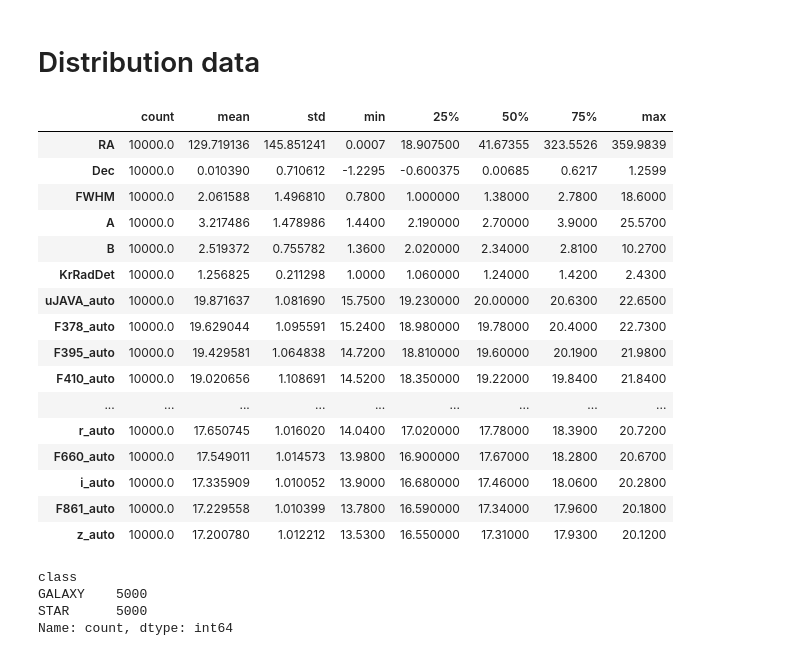
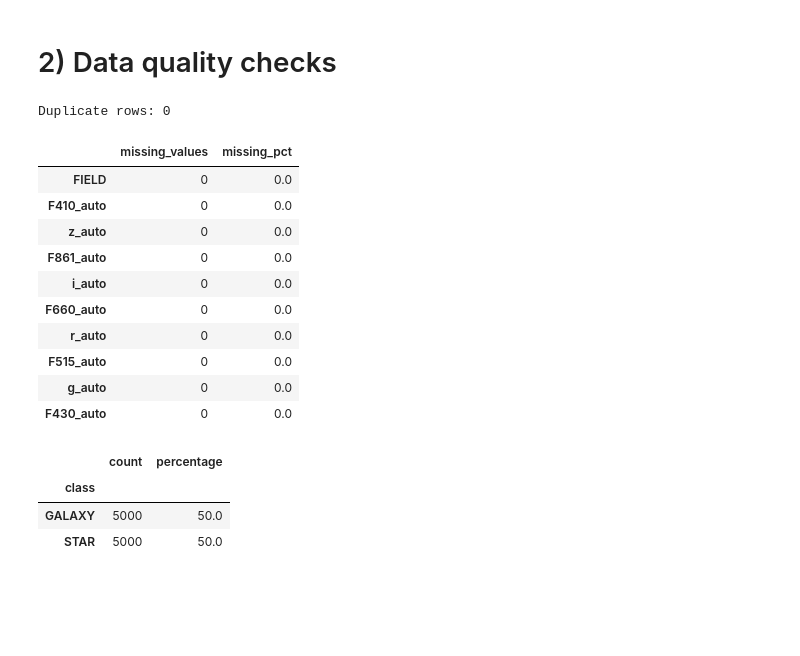
Before and after one commit to marixko/hands-on_ast_b10_2026, a Jupyter notebook: src/notebooks/descriptive_analyses.ipynb, the cells around one changed output. Drawn from its saved outputs; the diff is of its cells as text; code cells hidden in the pictures; blank space fills up the shorter version.

```diff
--- a/src/notebooks/descriptive_analyses.ipynb
+++ b/src/notebooks/descriptive_analyses.ipynb
@@ -9,30 +40,40 @@ data = pd.read_csv('../../data/tutorial_data.txt', sep=' ')
 # %% [markdown]
-# Distribution data
+# 2) Data quality checks
 # %%
-data.describe().T
+missing_counts = data.isna().sum().sort_values(ascending=False)
+duplicates = data.duplicated().sum()
+
+summary_quality = pd.DataFrame({
+    "missing_values": missing_counts,
+    "missing_pct": (missing_counts / len(data) * 100).round(2)
+})
+
+print(f"Duplicate rows: {duplicates}")
+summary_quality.head(10)
 # %% [output]
+Duplicate rows: 0
-|  | count | mean | std | min | 25% | 50% | 75% | max |
-| RA | 10000.0 | 129.719136 | 145.851241 | 0.0007 | 18.907500 | 41.67355 | 323.5526 | 359.9839 |
-| Dec | 10000.0 | 0.010390 | 0.710612 | -1.2295 | -0.600375 | 0.00685 | 0.6217 | 1.2599 |
-| FWHM | 10000.0 | 2.061588 | 1.496810 | 0.7800 | 1.000000 | 1.38000 | 2.7800 | 18.6000 |
-| A | 10000.0 | 3.217486 | 1.478986 | 1.4400 | 2.190000 | 2.70000 | 3.9000 | 25.5700 |
-| B | 10000.0 | 2.519372 | 0.755782 | 1.3600 | 2.020000 | 2.34000 | 2.8100 | 10.2700 |
-| KrRadDet | 10000.0 | 1.256825 | 0.211298 | 1.0000 | 1.060000 | 1.24000 | 1.4200 | 2.4300 |
-| uJAVA_auto | 10000.0 | 19.871637 | 1.081690 | 15.7500 | 19.230000 | 20.00000 | 20.6300 | 22.6500 |
-| F378_auto | 10000.0 | 19.629044 | 1.095591 | 15.2400 | 18.980000 | 19.78000 | 20.4000 | 22.7300 |
-| F395_auto | 10000.0 | 19.429581 | 1.064838 | 14.7200 | 18.810000 | 19.60000 | 20.1900 | 21.9800 |
-| F410_auto | 10000.0 | 19.020656 | 1.108691 | 14.5200 | 18.350000 | 19.22000 | 19.8400 | 21.8400 |
-| ... | ... | ... | ... | ... | ... | ... | ... | ... |
-| r_auto | 10000.0 | 17.650745 | 1.016020 | 14.0400 | 17.020000 | 17.78000 | 18.3900 | 20.7200 |
-| F660_auto | 10000.0 | 17.549011 | 1.014573 | 13.9800 | 16.900000 | 17.67000 | 18.2800 | 20.6700 |
-| i_auto | 10000.0 | 17.335909 | 1.010052 | 13.9000 | 16.680000 | 17.46000 | 18.0600 | 20.2800 |
-| F861_auto | 10000.0 | 17.229558 | 1.010399 | 13.7800 | 16.590000 | 17.34000 | 17.9600 | 20.1800 |
-| z_auto | 10000.0 | 17.200780 | 1.012212 | 13.5300 | 16.550000 | 17.31000 | 17.9300 | 20.1200 |
+|  | missing_values | missing_pct |
+| FIELD | 0 | 0.0 |
+| F410_auto | 0 | 0.0 |
+| z_auto | 0 | 0.0 |
+| F861_auto | 0 | 0.0 |
+| i_auto | 0 | 0.0 |
+| F660_auto | 0 | 0.0 |
+| r_auto | 0 | 0.0 |
+| F515_auto | 0 | 0.0 |
+| g_auto | 0 | 0.0 |
+| F430_auto | 0 | 0.0 |
 # %%
-data["class"].value_counts()
+class_count = data["class"].value_counts()
+class_pct = data["class"].value_counts(normalize=True).mul(100).round(2)
+
+pd.DataFrame({
+    "count": class_count,
+    "percentage": class_pct
+})
 # %% [output]
-class
-GALAXY    5000
-STAR      5000
-Name: count, dtype: int64
+|  | count | percentage |
+| class |  |  |
+| GALAXY | 5000 | 50.0 |
+| STAR | 5000 | 50.0 |
 # %%
```
Also changed, not shown: parts of 16 cells of this notebook.
